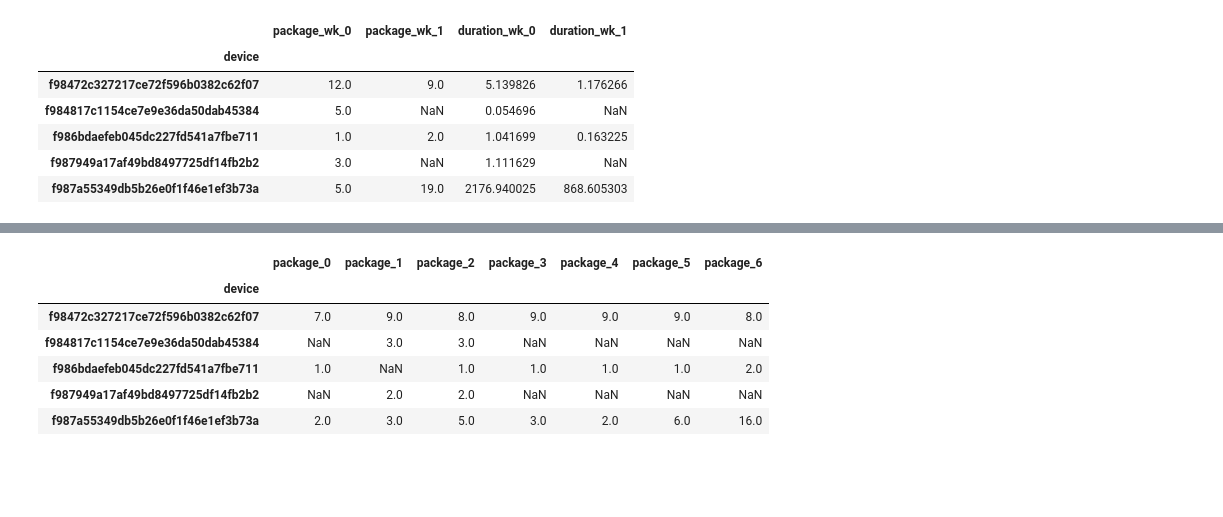
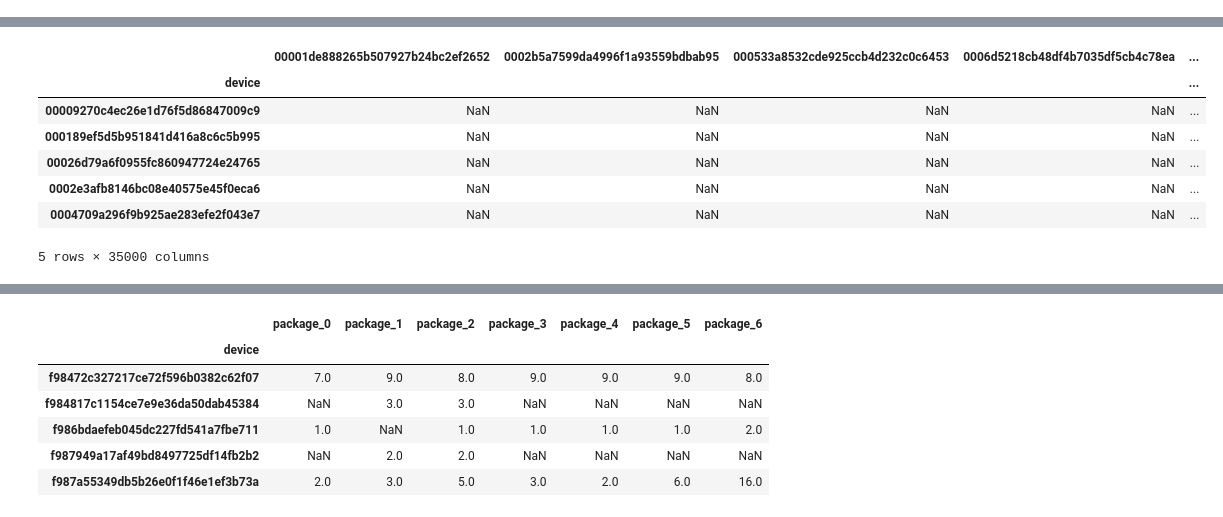
Before and after one commit to Flyfoxs/tinymind_sex_age, a Jupyter notebook: analysis.ipynb, the cells around one changed output, grey strips where cells are left out. Drawn from its saved outputs; the diff is of its cells as text; code cells hidden in the pictures; blank space fills up the shorter version.

```diff
--- a/analysis.ipynb
+++ b/analysis.ipynb
@@ -6,8 +6,5 @@ from  tiny.tfidf import *
 print('begin')
 # cntTf = get_cntTf('app')
 
-df = get_start_closed()[:10000]
-df = split_days_all(df)
-df = cal_duration_for_span(df, span_no=24)
-df.head()
+df = get_cntTf('app', group_type='package')
 # %% [output]
@@ -70,21 +17,4 @@ Output columns for extend_time is Index(['device', 'package', 'start_t', 'close_
-# %%
-df['weekend'] = df.weekday//5
-gp3 = df.groupby(['device', 'weekend']).agg({'package':'nunique', 'day_duration':'sum'})
-gp3.reset_index(inplace=True)
-
-wk_end1 = gp3.pivot(index='device', columns='weekend',values='package')
-wk_end1.columns = [f'package_wk_{col}' for col in wk_end1.columns]
-
-wk_end2 = gp3.pivot(index='device', columns='weekend',values='day_duration')
-wk_end2.columns = [f'duration_wk_{col}' for col in wk_end2.columns]
-
-wk = pd.concat([wk_end1, wk_end2], axis=1)
-wk.head()
-# %% [output]
-|  | package_wk_0 | package_wk_1 | duration_wk_0 | duration_wk_1 |
-| device |  |  |  |  |
-| f98472c327217ce72f596b0382c62f07 | 12.0 | 9.0 | 5.139826 | 1.176266 |
-| f984817c1154ce7e9e36da50dab45384 | 5.0 | NaN | 0.054696 | NaN |
-| f986bdaefeb045dc227fd541a7fbe711 | 1.0 | 2.0 | 1.041699 | 0.163225 |
-| f987949a17af49bd8497725df14fb2b2 | 3.0 | NaN | 1.111629 | NaN |
-| f987a55349db5b26e0f1f46e1ef3b73a | 5.0 | 19.0 | 2176.940025 | 868.605303 |
+# %%
+%time tmp=df/df
+tmp.head()
+# %% [output]
@@ -90,0 +23,8 @@ wk.head()
+|  | 00001de888265b507927b24bc2ef2652 | 0002b5a7599da4996f1a93559bdbab95 | 000533a8532cde925ccb4d232c0c6453 | 0006d5218cb48df4b7035df5cb4c78ea | ... |
+| device |  |  |  |  | ... |
+| 00009270c4ec26e1d76f5d86847009c9 | NaN | NaN | NaN | NaN | ... |
+| 000189ef5d5b951841d416a8c6c5b995 | NaN | NaN | NaN | NaN | ... |
+| 00026d79a6f0955fc860947724e24765 | NaN | NaN | NaN | NaN | ... |
+| 0002e3afb8146bc08e40575e45f0eca6 | NaN | NaN | NaN | NaN | ... |
+| 0004709a296f9b925ae283efe2f043e7 | NaN | NaN | NaN | NaN | ... |
+5 rows × 35000 columns
```
Also changed, not shown: parts of 3 cells of this notebook, 7 other files.
